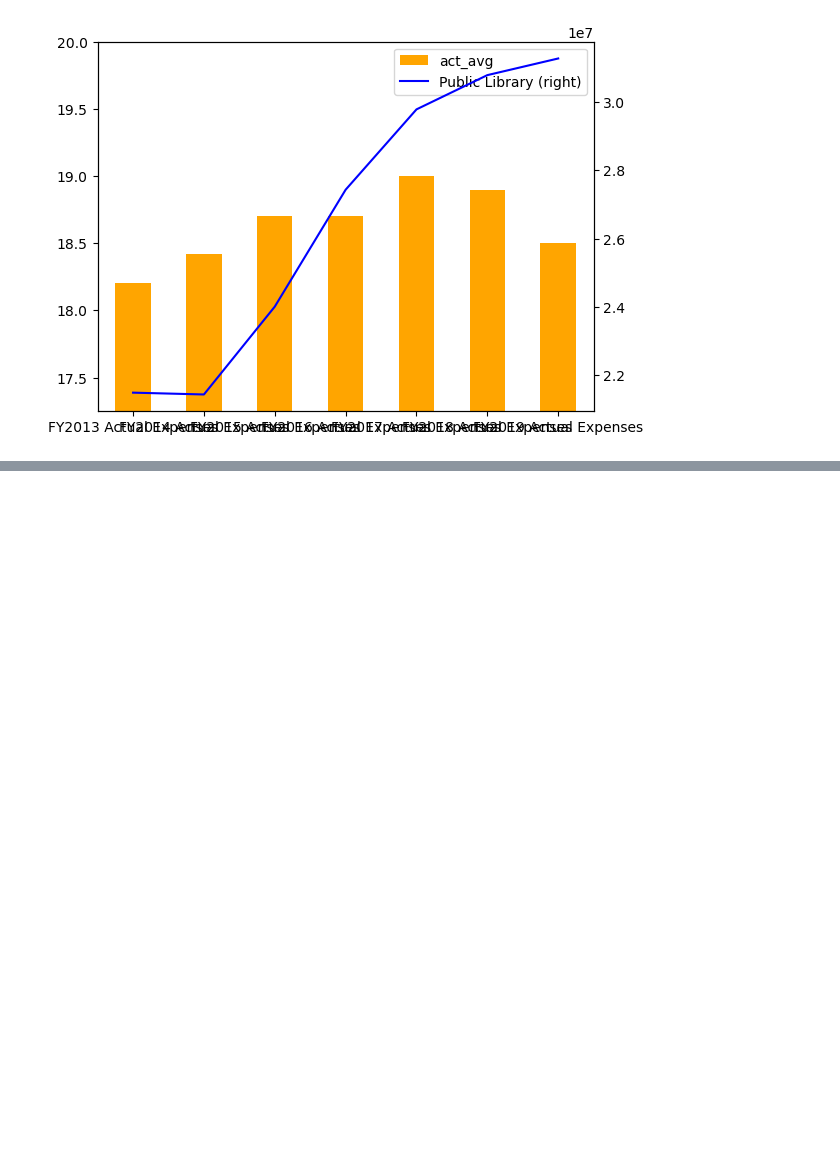
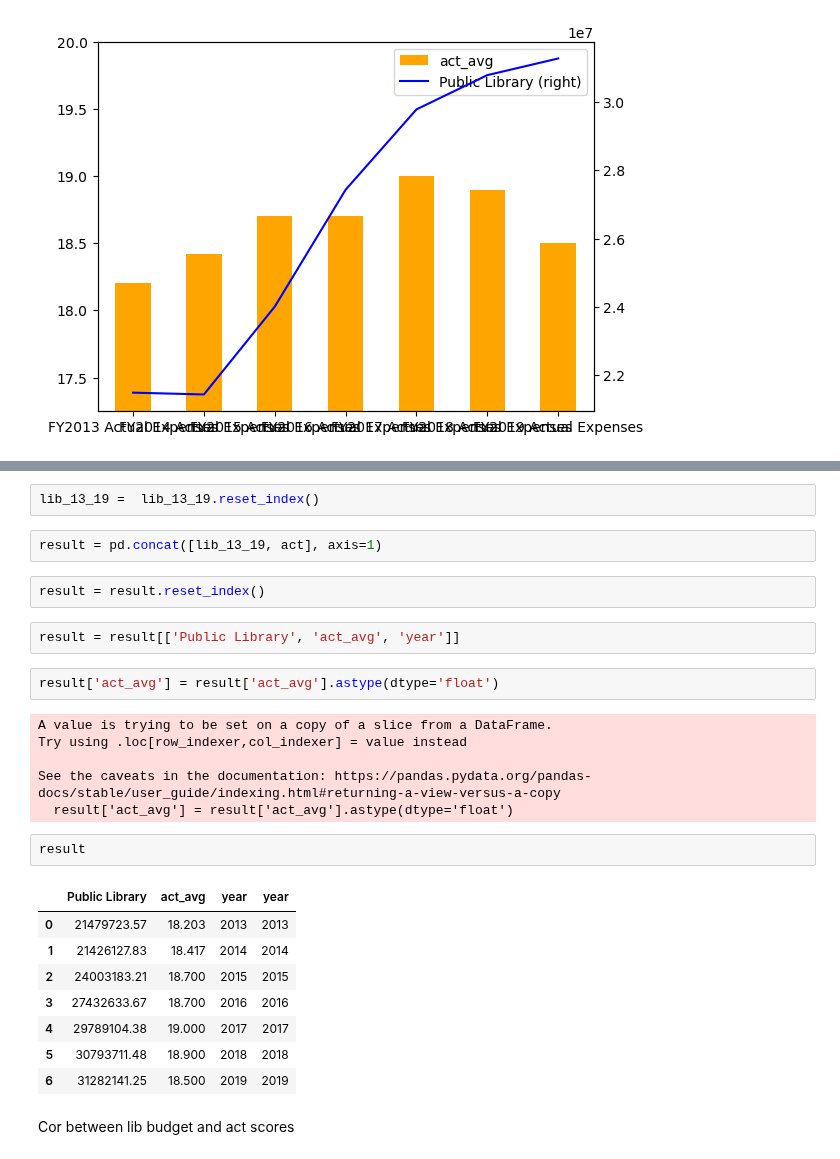
Before and after one commit to jwhankins177/capstone-budget-impact-jupyternb-python, a Jupyter notebook: notebooks/act_lib.ipynb, the cells around one changed output, grey strips where cells are left out. Cells and saved outputs as stored; diff of their text form; blank space fills up the shorter version.

```diff
--- a/notebooks/act_lib.ipynb
+++ b/notebooks/act_lib.ipynb
@@ -589,0 +618,29 @@ plt.show()
+# %%
+lib_13_19 =  lib_13_19.reset_index()
+# %%
+result = pd.concat([lib_13_19, act], axis=1)
+# %%
+result = result.reset_index()
+# %%
+result = result[['Public Library', 'act_avg', 'year']]
+# %%
+result['act_avg'] = result['act_avg'].astype(dtype='float')
+# %% [output]
+A value is trying to be set on a copy of a slice from a DataFrame.
+Try using .loc[row_indexer,col_indexer] = value instead
+
+See the caveats in the documentation: https://pandas.pydata.org/pandas-docs/stable/user_guide/indexing.html#returning-a-view-versus-a-copy
+  result['act_avg'] = result['act_avg'].astype(dtype='float')
+# %%
+result
+# %% [output]
+|  | Public Library | act_avg | year | year |
+| 0 | 21479723.57 | 18.203 | 2013 | 2013 |
+| 1 | 21426127.83 | 18.417 | 2014 | 2014 |
+| 2 | 24003183.21 | 18.700 | 2015 | 2015 |
+| 3 | 27432633.67 | 18.700 | 2016 | 2016 |
+| 4 | 29789104.38 | 19.000 | 2017 | 2017 |
+| 5 | 30793711.48 | 18.900 | 2018 | 2018 |
+| 6 | 31282141.25 | 18.500 | 2019 | 2019 |
+# %% [markdown]
+Cor between lib budget and act scores
```
Also changed, not shown: parts of 4 cells of this notebook, 4 other files.
